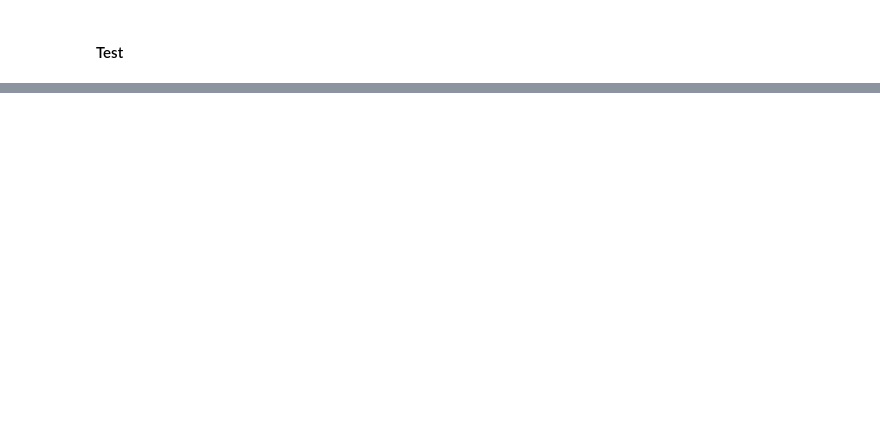
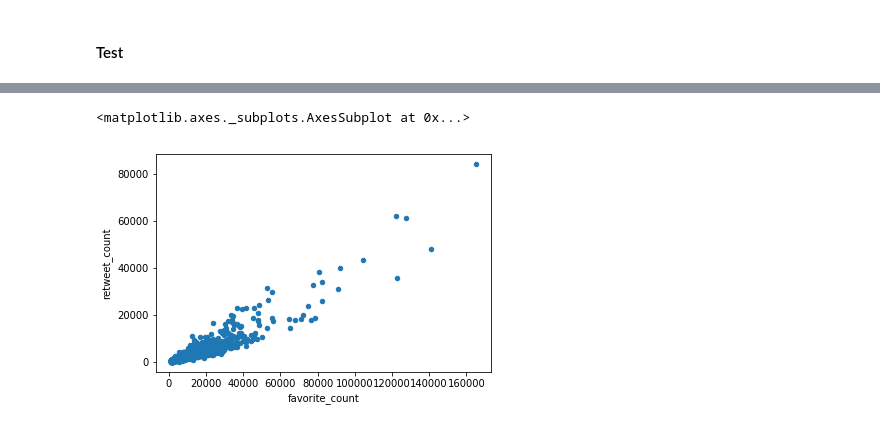
Before and after one commit to Noah-Zheng/DataWrangling_Project, a Jupyter notebook: wrangle_act.ipynb, the cells around one changed output, grey strips where cells are left out. Saved outputs shown, nothing was run; the diff lists cells and outputs as text; code cells hidden in the pictures; blank space fills up the shorter version.

```diff
--- a/wrangle_act.ipynb
+++ b/wrangle_act.ipynb
@@ -912,0 +861,5 @@ archive_clean[archive_clean.expanded_urls.isnull()]
+# %%
+df[df.favorite_count>=1374].plot.scatter(x='favorite_count',  y='retweet_count')
+# %% [output]
+<matplotlib.axes._subplots.AxesSubplot at 0x...>
+[figure, added]
```
Also changed, not shown: parts of 38 cells of this notebook, 3 other files.
